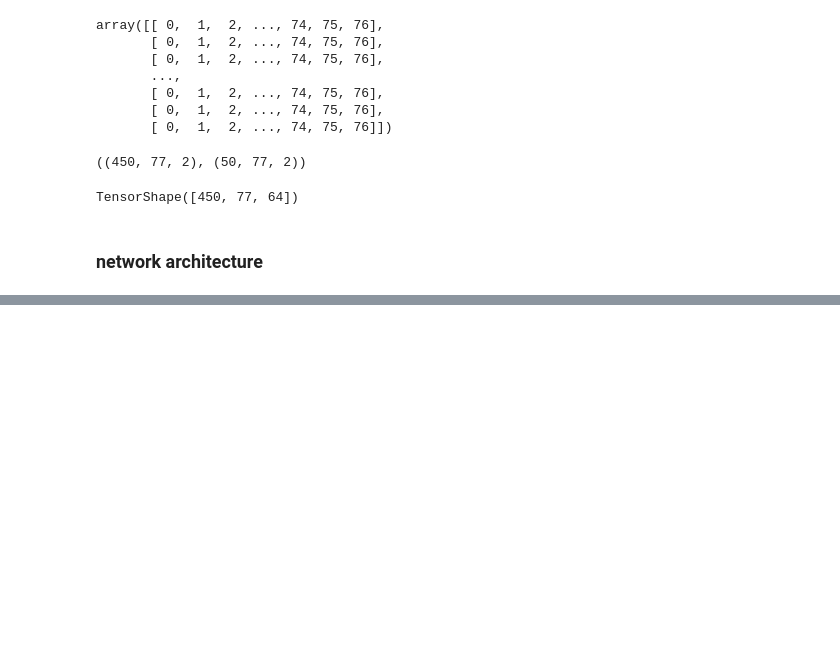
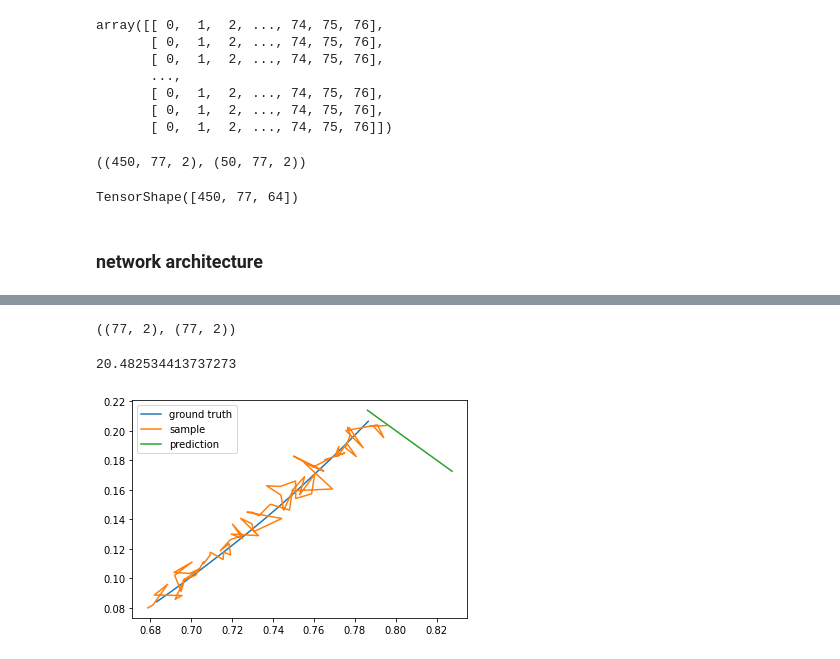
Before and after one commit to jarviskroos7/PATH_vehicle_localization, a Jupyter notebook: code/lstm_baseline.ipynb, the cells around one changed output, grey strips where cells are left out. Saved outputs shown, nothing was run; the diff lists cells and outputs as text; code cells hidden in the pictures; blank space fills up the shorter version.

```diff
--- a/code/lstm_baseline.ipynb
+++ b/code/lstm_baseline.ipynb
@@ -280,0 +343,47 @@ WARNING:absl:<keras.layers.recurrent.LSTMCell object at 0x...> has the same name
+# %%
+def decode_sequence(input_traj, pred_traj_length=77):
+
+    # encode the input as state vectors
+    input_traj_temp = np.arange(input_traj.shape[1]).reshape(1, input_traj.shape[1])
+    ## (e_out, e_h, e_c) = encoder_model.predict(input_traj)
+    (e_out, e_h, e_c) = encoder_model.predict([input_traj, input_traj_temp])
+    # ***use the first coordinate pair of input traj to start***
+    target_traj = input_traj[0][0].reshape(1, 2)
+    target_traj_temp = np.arange(1).reshape(1, 1)
+    pred_traj = np.zeros(shape=(pred_traj_length, 2))
+
+    for i in np.arange(pred_traj_length):
+        (output_traj, h, c) = decoder_model.predict(
+            [target_traj, target_traj_temp] + [e_out, e_h, e_c])
+        ## (output_traj, h, c) = decoder_model.predict(
+        ##    [target_traj] + [e_out, e_h, e_c])
+
+        # add to results and update next target_traj of length 1
+        pred_traj[i] = output_traj[0][-1]
+        target_traj = output_traj
+
+        # update internal states for next prediction
+        (e_h, e_c) = (h, c)
+
+    return pred_traj
+# %%
+predicted = decode_sequence(x_train[0].reshape(1, max_x_len, 2))
+predicted.shape, x_train[0].shape
+# %% [output]
+((77, 2), (77, 2))
+# %%
+np.mean(tf.keras.metrics.mape(
+    y_train[0], predicted
+))
+# %% [output]
+20.482534413737273
+# %%
+# plt.plot(ll.x_norm, ll.y_norm)
+plt.plot(y_train[0][:, 0], y_train[0][:, 1], label='ground truth')
+plt.plot(x_train[0][:, 0], x_train[0][:, 1], label='sample')
+plt.plot(predicted[:, 0], predicted[:, 1], label='prediction')
+
+plt.legend()
+plt.show()
+# %% [output]
+[figure, added]
```
Also changed, not shown: parts of 12 cells of this notebook, 5 other files.
